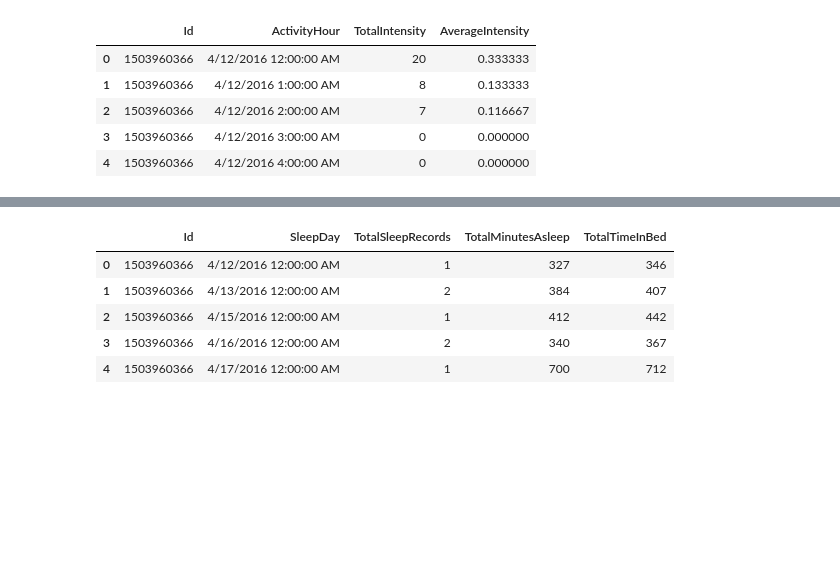
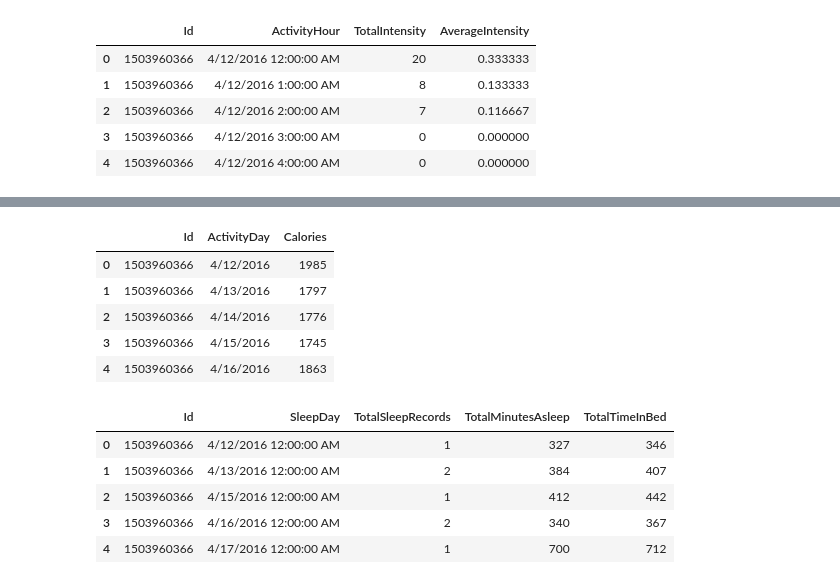
Before and after one commit to D3Falcon/DataSciencePortfolio, a Jupyter notebook: Bellabeat_CaseStudy/Bellabeat_casestudy.ipynb, the cells around one changed output, grey strips where cells are left out. Cells and saved outputs as stored; diff of their text form; code cells hidden in the pictures; blank space fills up the shorter version.

```diff
--- a/Bellabeat_CaseStudy/Bellabeat_casestudy.ipynb
+++ b/Bellabeat_CaseStudy/Bellabeat_casestudy.ipynb
@@ -39,6 +39,7 @@ import seaborn as snc
 dailyAc = pd.read_csv("dailyActivity_merged.csv")
 dayInt = pd.read_csv("dailyIntensities_merged.csv")
 hrInt = pd.read_csv("hourlyIntensities_merged.csv")
+dayCal = pd.read_csv("dailyCalories_merged.csv")
 weightLog = pd.read_csv("weightLogInfo_merged.csv")
 sleepDay = pd.read_csv("sleepDay_merged.csv")
 # %%
@@ -78,6 +79,15 @@ weightLog.head()
 | 2 | 1927972279 | 4/13/2016 1:08:52 AM | 133.500000 | 294.317120 | NaN | 47.540001 | False | 1460509732000 |
 | 3 | 2873212765 | 4/21/2016 11:59:59 PM | 56.700001 | 125.002104 | NaN | 21.450001 | True | 1461283199000 |
 | 4 | 2873212765 | 5/12/2016 11:59:59 PM | 57.299999 | 126.324875 | NaN | 21.690001 | True | 1463097599000 |
+# %%
+dayCal.head()
+# %% [output]
+|  | Id | ActivityDay | Calories |
+| 0 | 1503960366 | 4/12/2016 | 1985 |
+| 1 | 1503960366 | 4/13/2016 | 1797 |
+| 2 | 1503960366 | 4/14/2016 | 1776 |
+| 3 | 1503960366 | 4/15/2016 | 1745 |
+| 4 | 1503960366 | 4/16/2016 | 1863 |
 # %%
 sleepDay.head()
 # %% [output]
```
Also changed, not shown: parts of 13 cells of this notebook.
